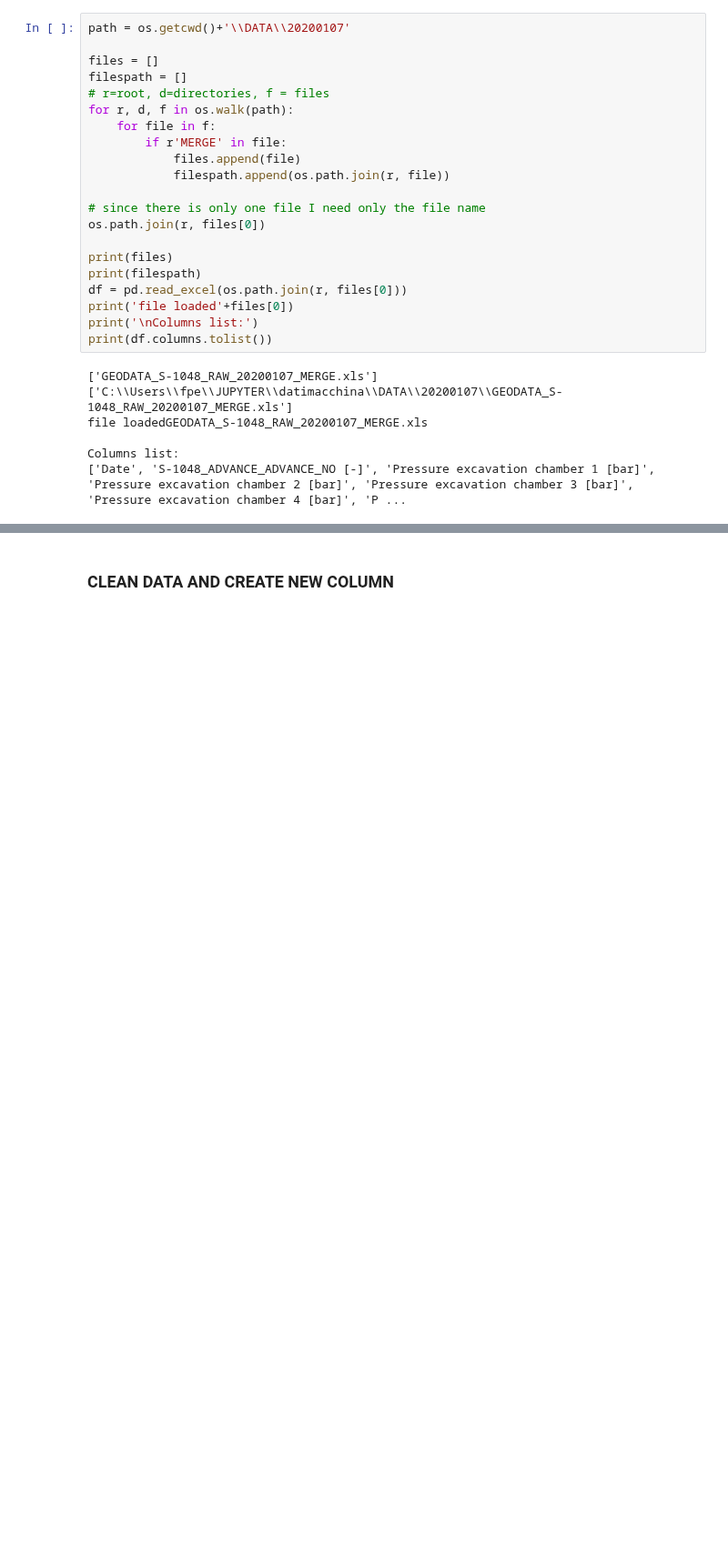
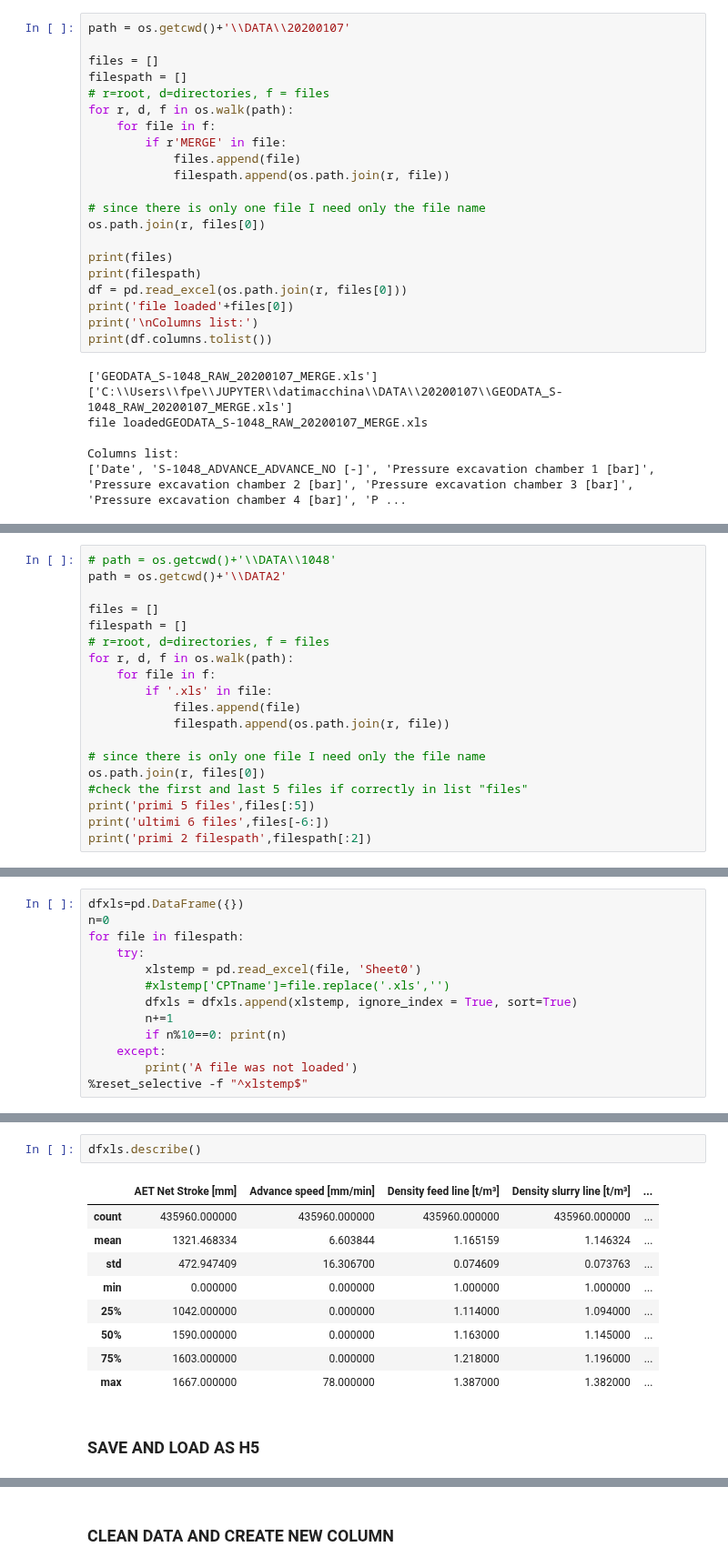
Before and after one commit to fabrizioperuzzo/tbm-slurry-data, a Jupyter notebook: FAL-1048-20100107_LAST_01.ipynb, the cells around one changed output, grey strips where cells are left out. Shown at 91% size. Drawn from its saved outputs; the diff is of its cells as text; blank space fills up the shorter version.

```diff
--- a/FAL-1048-20100107_LAST_01.ipynb
+++ b/FAL-1048-20100107_LAST_01.ipynb
@@ -90,0 +93,19 @@ Columns list:
+# %%
+# path = os.getcwd()+'\\DATA\\1048'
+path = os.getcwd()+'\\DATA2'
+
+files = []
+filespath = []
+# r=root, d=directories, f = files
+for r, d, f in os.walk(path):
+    for file in f:
+        if '.xls' in file:
+            files.append(file)
+            filespath.append(os.path.join(r, file))
+
+# since there is only one file I need only the file name
+os.path.join(r, files[0])
+#check the first and last 5 files if correctly in list "files"
+print('primi 5 files',files[:5])
+print('ultimi 6 files',files[-6:])
+print('primi 2 filespath',filespath[:2])
@@ -90,0 +116,13 @@ Columns list:
+# %%
+dfxls=pd.DataFrame({})
+n=0
+for file in filespath:
+    try:
+        xlstemp = pd.read_excel(file, 'Sheet0')
+        #xlstemp['CPTname']=file.replace('.xls','')
+        dfxls = dfxls.append(xlstemp, ignore_index = True, sort=True)
+        n+=1
+        if n%10==0: print(n)
+    except:
+        print('A file was not loaded')
+%reset_selective -f "^xlstemp$"
@@ -90,0 +145,14 @@ Columns list:
+# %%
+dfxls.describe()
+# %% [output]
+|  | AET Net Stroke [mm] | Advance speed [mm/min] | Density feed line [t/m³] | Density slurry line [t/m³] | ... |
+| count | 435960.000000 | 435960.000000 | 435960.000000 | 435960.000000 | ... |
+| mean | 1321.468334 | 6.603844 | 1.165159 | 1.146324 | ... |
+| std | 472.947409 | 16.306700 | 0.074609 | 0.073763 | ... |
+| min | 0.000000 | 0.000000 | 1.000000 | 1.000000 | ... |
+| 25% | 1042.000000 | 0.000000 | 1.114000 | 1.094000 | ... |
+| 50% | 1590.000000 | 0.000000 | 1.163000 | 1.145000 | ... |
+| 75% | 1603.000000 | 0.000000 | 1.218000 | 1.196000 | ... |
+| max | 1667.000000 | 78.000000 | 1.387000 | 1.382000 | ... |
+# %% [markdown]
+###  SAVE AND LOAD AS H5
```
Also changed, not shown: parts of 40 cells of this notebook, 2 other files.
